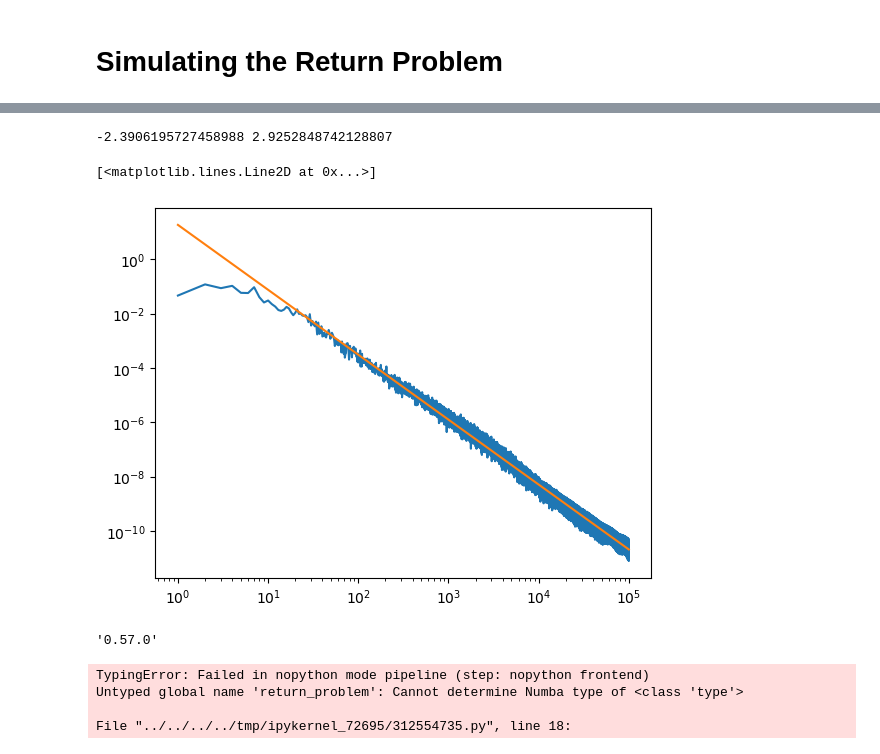
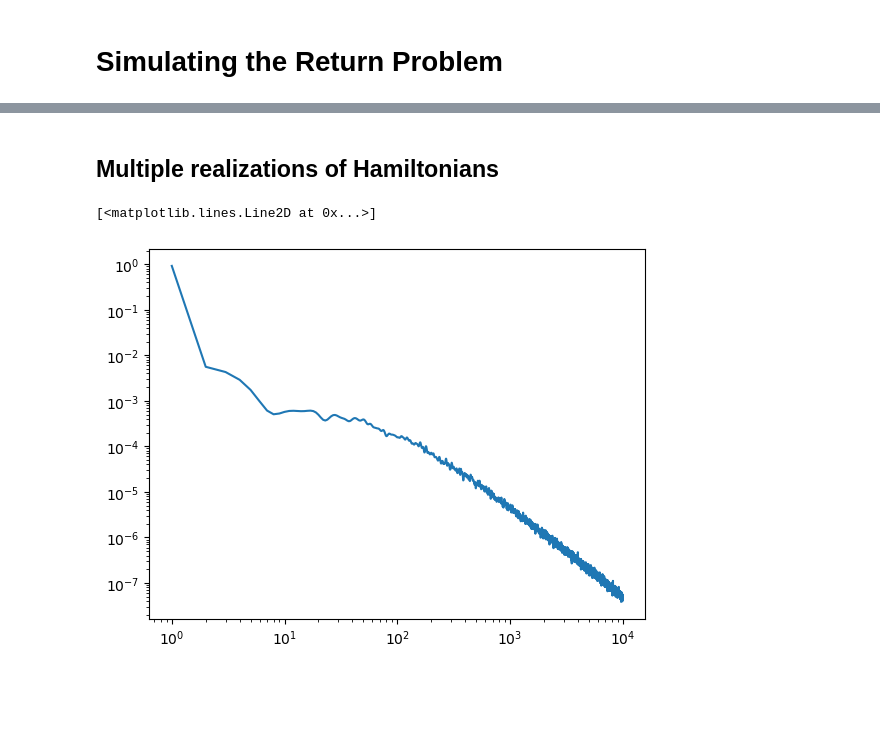
Before and after one commit to GOW7527/Quantum-First-Passage-Problem, a Jupyter notebook: documentation.ipynb, the cells around one changed output, grey strips where cells are left out. Saved outputs shown, nothing was run; the diff lists cells and outputs as text; code cells hidden in the pictures; blank space fills up the shorter version.

Commit message:
Finished QFP package for the return problem
Implemented parallel code for computing Loschmidt Amplitudes. Need to implement the arrival problem

```diff
--- a/documentation.ipynb
+++ b/documentation.ipynb
@@ -54,0 +6,11 @@ for i in range(N):
+# %%
+from QFP.classes import return_problem
+#Create a Hamiltonian to study
+L=200
+H=np.diagflat(np.ones(L-1),1)+np.diagflat(np.ones(L-1),-1)
+#This Hamiltonian represents a 1D lattice with nearest neighbor hopping, i.e. a tight binding Hamiltonian
+#Create the initial state
+psi_0=np.zeros(L)
+psi_0[L//2]=1                   #Represents a partice place at the center of the lattice
+#Initialize a class such that the methods can be applied to it
+return_class=return_problem(H,psi_0,tau=0.001,N=1e4)            #Default tau=1 (sampling rate), N=1e4 (how deep in time we go)
@@ -55,16 +55,30 @@ for i in range(N):
+# %% [markdown]
+## Multiple realizations of Hamiltonians
+# %%
+'''
+The best use of this package is that it can handle a list of systems at the same time. The code is parallelized. This useful for comparing multiple systems at the same time or for studying disordered systems, this allows the use of parallelism and taking the disorder average at the end.
+'''
+#Create a list of Hamiltonians, Disordered Problem
+from QFP.classes import multiple_return_problems
+import numpy as np
+H_list=[]
+L=100
+for _ in range(100):
+    H=np.random.normal(0,1,L)
+    H=np.diagflat(np.ones(L-1),1)+np.diagflat(np.ones(L-1),-1)+np.diagflat(H,0)
+    H_list.append(H)
+psi_0=np.zeros(L)
+psi_0[L//2]=1
+#Initialize the class
+# %%
+return_classes=multiple_return_problems(H_list,psi_0,tau=0.2,N=1e4)
+# %%
+from QFP.functions import first_detection_probability
+F_n=first_detection_probability(return_classes)      #This function calculates the probability of first detection at the nth step
 # %%
 import matplotlib.pyplot as plt
-x=np.arange(1,len(F_n)+1,1)
-a,b=np.polyfit(np.log(x[1000:]),np.log(F_n[1000:]),1)
-print(a,b)
-plt.loglog(x,F_n)
-plt.loglog(x,x**a*np.exp(b))
+x=np.arange(1,F_n.shape[1]+1,1)
+plt.loglog(x,np.mean(F_n,axis=0))
 # %% [output]
--2.3906195727458988 2.9252848742128807
+[<matplotlib.lines.Line2D at 0x...>]
-[<matplotlib.lines.Line2D at 0x...>]
-[figure, old version]
+[figure, new version]
-# %%
-import numba
-numba.__version__
-# %% [output]
-'0.57.0'
@@ -98,9 +84,0 @@ class multiple_return_problems:
-# %%
-psi_0=np.zeros(L)
-psi_0[L//2]=1
-model=multiple_return_problems(H_list,psi_0)
-# %% [output]
-TypingError: Failed in nopython mode pipeline (step: nopython frontend)
-Untyped global name 'return_problem': Cannot determine Numba type of <class 'type'>
-
-File "../../../../tmp/ipykernel_72695/312554735.py", line 18:
```
Also changed, not shown: parts of 15 cells of this notebook, 9 other files.
